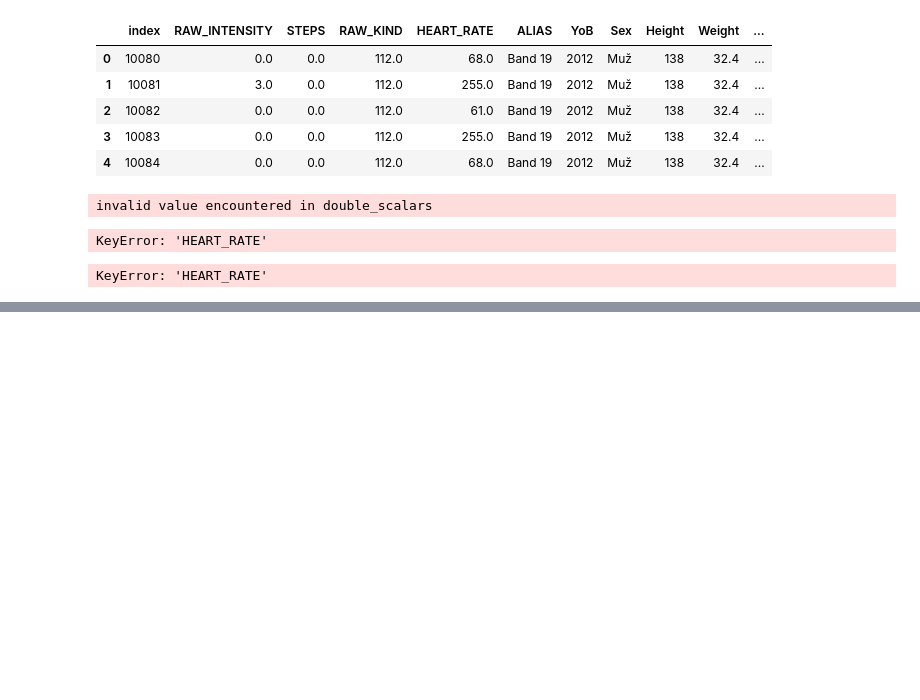
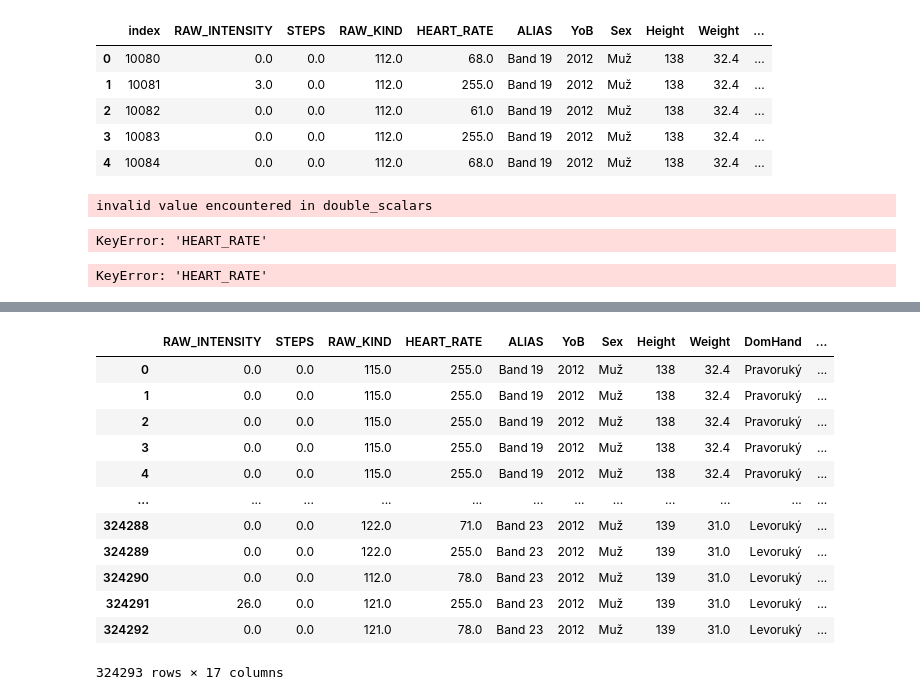
Before and after one commit to edavidk7/WebApp, a Jupyter notebook: plotly_graphs.ipynb, the cells around one changed output, grey strips where cells are left out. Cells and saved outputs as stored; diff of their text form; code cells hidden in the pictures; blank space fills up the shorter version.

```diff
--- a/plotly_graphs.ipynb
+++ b/plotly_graphs.ipynb
@@ -96,0 +92,17 @@ KeyError: 'HEART_RATE'
+# %%
+merge_all = pd.read_feather("data/dfs/data_merged_all.feather")
+merge_all
+# %% [output]
+|  | RAW_INTENSITY | STEPS | RAW_KIND | HEART_RATE | ALIAS | YoB | Sex | Height | Weight | DomHand | ... |
+| 0 | 0.0 | 0.0 | 115.0 | 255.0 | Band 19 | 2012 | Muž | 138 | 32.4 | Pravoruký | ... |
+| 1 | 0.0 | 0.0 | 115.0 | 255.0 | Band 19 | 2012 | Muž | 138 | 32.4 | Pravoruký | ... |
+| 2 | 0.0 | 0.0 | 115.0 | 255.0 | Band 19 | 2012 | Muž | 138 | 32.4 | Pravoruký | ... |
+| 3 | 0.0 | 0.0 | 115.0 | 255.0 | Band 19 | 2012 | Muž | 138 | 32.4 | Pravoruký | ... |
+| 4 | 0.0 | 0.0 | 115.0 | 255.0 | Band 19 | 2012 | Muž | 138 | 32.4 | Pravoruký | ... |
+| ... | ... | ... | ... | ... | ... | ... | ... | ... | ... | ... | ... |
+| 324288 | 0.0 | 0.0 | 122.0 | 71.0 | Band 23 | 2012 | Muž | 139 | 31.0 | Levoruký | ... |
+| 324289 | 0.0 | 0.0 | 122.0 | 255.0 | Band 23 | 2012 | Muž | 139 | 31.0 | Levoruký | ... |
+| 324290 | 0.0 | 0.0 | 112.0 | 78.0 | Band 23 | 2012 | Muž | 139 | 31.0 | Levoruký | ... |
+| 324291 | 26.0 | 0.0 | 121.0 | 255.0 | Band 23 | 2012 | Muž | 139 | 31.0 | Levoruký | ... |
+| 324292 | 0.0 | 0.0 | 121.0 | 78.0 | Band 23 | 2012 | Muž | 139 | 31.0 | Levoruký | ... |
+324293 rows × 17 columns
```
Also changed, not shown: parts of 11 cells of this notebook, 2 other files.
